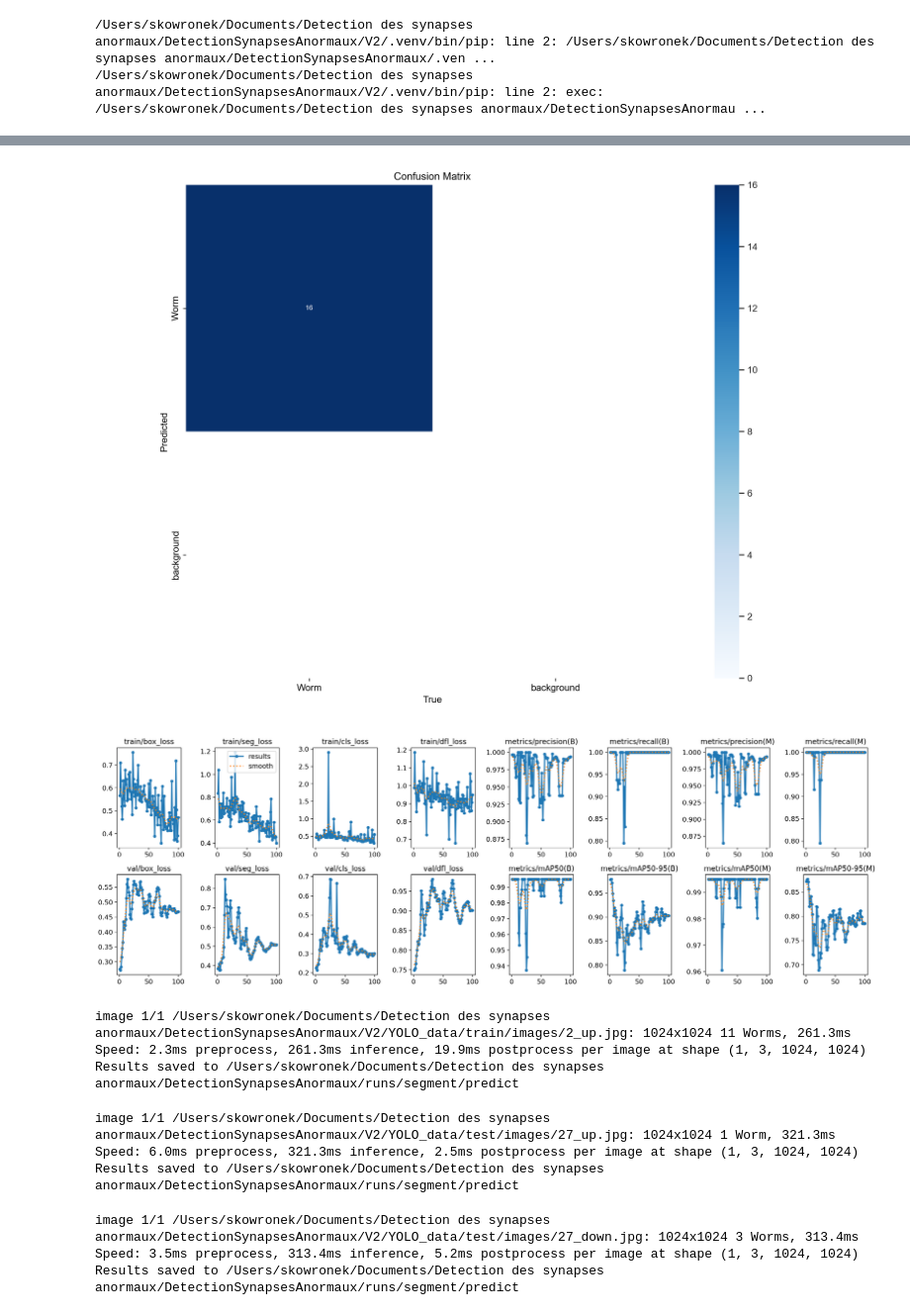
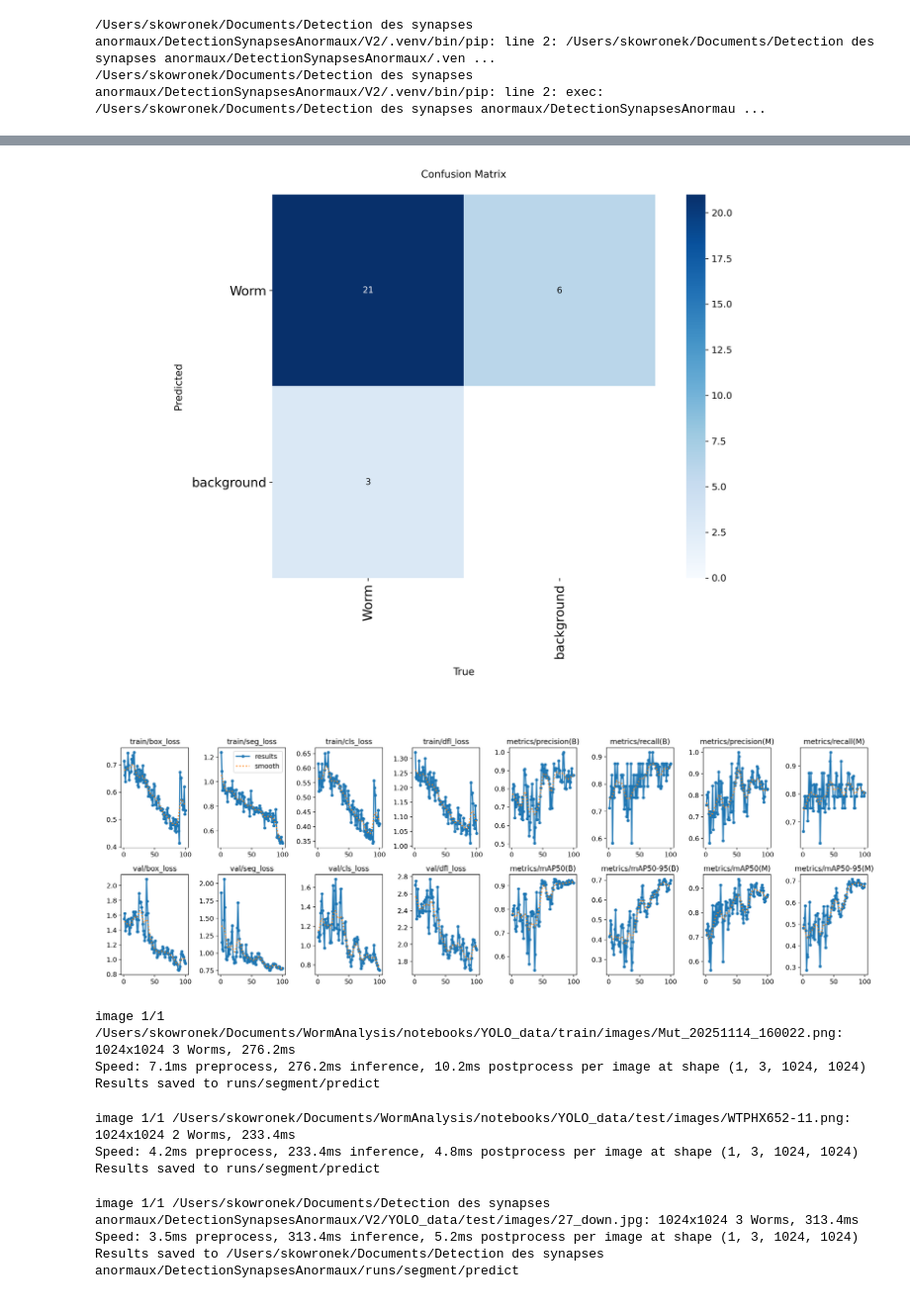
Before and after one commit to arthurskowronek/WormAnalysis, a Jupyter notebook: notebooks/fine_tuning_worm_segmentation.ipynb, the cells around one changed output, grey strips where cells are left out. Shown at 99% size. Saved outputs shown, nothing was run; the diff lists cells and outputs as text; code cells hidden in the pictures.

```diff
--- a/notebooks/fine_tuning_worm_segmentation.ipynb
+++ b/notebooks/fine_tuning_worm_segmentation.ipynb
@@ -80,31 +80,31 @@ Starting training for 100 epochs...
 # %%
 from IPython.display import Image
 # %%
-Image("../V2/runs7/segment/train3/confusion_matrix.png")
+Image("runs/segment/train/confusion_matrix.png")
 # %% [output]
-[figure, old version]
+[figure, new version]
 # %%
-Image("../V2/runs7/segment/train3/results.png")
+Image("runs/segment/train/results.png")
 # %% [output]
-[figure, old version]
+[figure, new version]
 # %%
 import os
 
-model = YOLO("../V2/runs7/segment/train3/weights/best.pt")  # load a custom model
+model = YOLO("runs/segment/train/weights/best.pt")  # load a custom model
 #model = YOLO("yolo11n-seg.pt")
-results = model.predict(source=os.getcwd() + "/YOLO_data/train/images/2_up.jpg", save=True)
+results = model.predict("YOLO_data/train/images/Mut_20251114_160022.png", save=True)
 results[0].show()  # show results
 # %% [output]
-image 1/1 /Users/skowronek/Documents/Detection des synapses anormaux/DetectionSynapsesAnormaux/V2/YOLO_data/train/images/2_up.jpg: 1024x1024 11 Worms, 261.3ms
-Speed: 2.3ms preprocess, 261.3ms inference, 19.9ms postprocess per image at shape (1, 3, 1024, 1024)
-Results saved to /Users/skowronek/Documents/Detection des synapses anormaux/DetectionSynapsesAnormaux/runs/segment/predict
+image 1/1 /Users/skowronek/Documents/WormAnalysis/notebooks/YOLO_data/train/images/Mut_20251114_160022.png: 1024x1024 3 Worms, 276.2ms
+Speed: 7.1ms preprocess, 276.2ms inference, 10.2ms postprocess per image at shape (1, 3, 1024, 1024)
+Results saved to runs/segment/predict
 # %%
-results = model.predict(source=os.getcwd() + "/YOLO_data/test/images/27_up.jpg", save=True)
+results = model.predict(source=os.getcwd() + "/YOLO_data/test/images/WTPHX652-11.png", save=True)
 results[0].show()  # show results
 # %% [output]
-image 1/1 /Users/skowronek/Documents/Detection des synapses anormaux/DetectionSynapsesAnormaux/V2/YOLO_data/test/images/27_up.jpg: 1024x1024 1 Worm, 321.3ms
-Speed: 6.0ms preprocess, 321.3ms inference, 2.5ms postprocess per image at shape (1, 3, 1024, 1024)
-Results saved to /Users/skowronek/Documents/Detection des synapses anormaux/DetectionSynapsesAnormaux/runs/segment/predict
+image 1/1 /Users/skowronek/Documents/WormAnalysis/notebooks/YOLO_data/test/images/WTPHX652-11.png: 1024x1024 2 Worms, 233.4ms
+Speed: 4.2ms preprocess, 233.4ms inference, 4.8ms postprocess per image at shape (1, 3, 1024, 1024)
+Results saved to runs/segment/predict
 # %%
 results = model.predict(source=os.getcwd() + "/YOLO_data/test/images/27_down.jpg", save=True)
 results[0].show()  # show results
```
Also changed, not shown: parts of 2 cells of this notebook, 8 other files.
